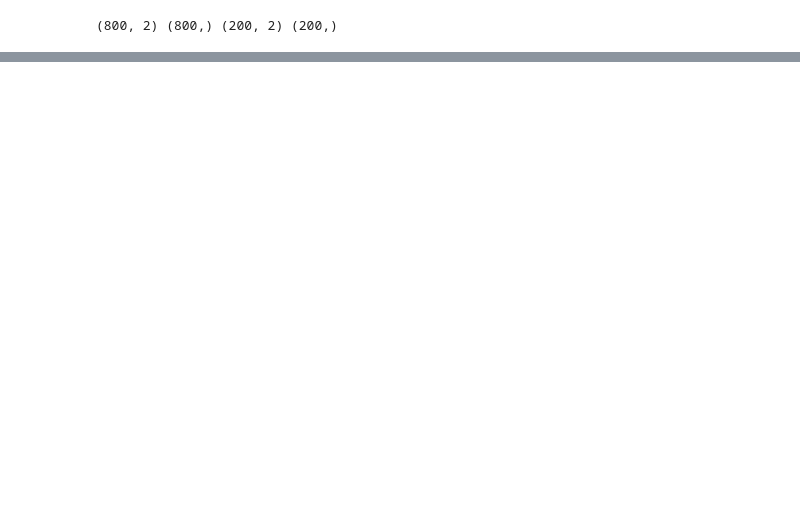
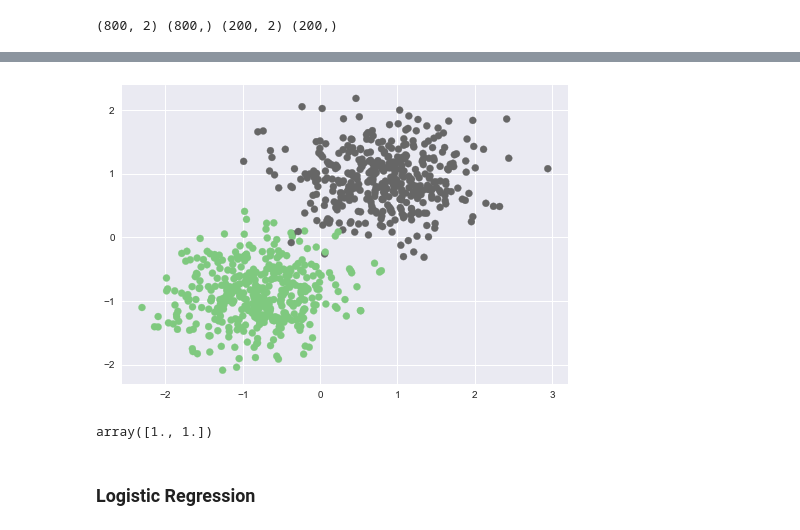
Before and after one commit to PritishWadhwa/ML-Practice, a Jupyter notebook: Python/LogisticRegression/logisticRegression.ipynb, the cells around one changed output, grey strips where cells are left out. Cells and saved outputs as stored; diff of their text form; code cells hidden in the pictures; blank space fills up the shorter version.

Commit message:
Logistic Regression final code added

```diff
--- a/Python/LogisticRegression/logisticRegression.ipynb
+++ b/Python/LogisticRegression/logisticRegression.ipynb
@@ -61,0 +70,20 @@ print(X_train.shape, y_train.shape, X_test.shape, y_test.shape)
+# %%
+x_mean = X_train.mean(axis=0)
+x_std = X_train.std(axis=0)
+X_train = (X_train-x_mean)/x_std
+
+# we have to apply the same transformation to the test data also because it can have its own mean but we have to shift it corresponding to the training data only
+X_test = (X_test-x_mean)/x_std
+# %%
+plt.close()
+plt.scatter(X_train[:, 0], X_train[:, 1], c=y_train, cmap=plt.cm.Accent)
+plt.show()
+# %% [output]
+[figure, added]
+# %%
+X_train.mean(axis=0)
+X_train.std(axis=0)
+# %% [output]
+array([1., 1.])
+# %% [markdown]
+### Logistic Regression
```
Also changed, not shown: parts of 35 cells of this notebook.
